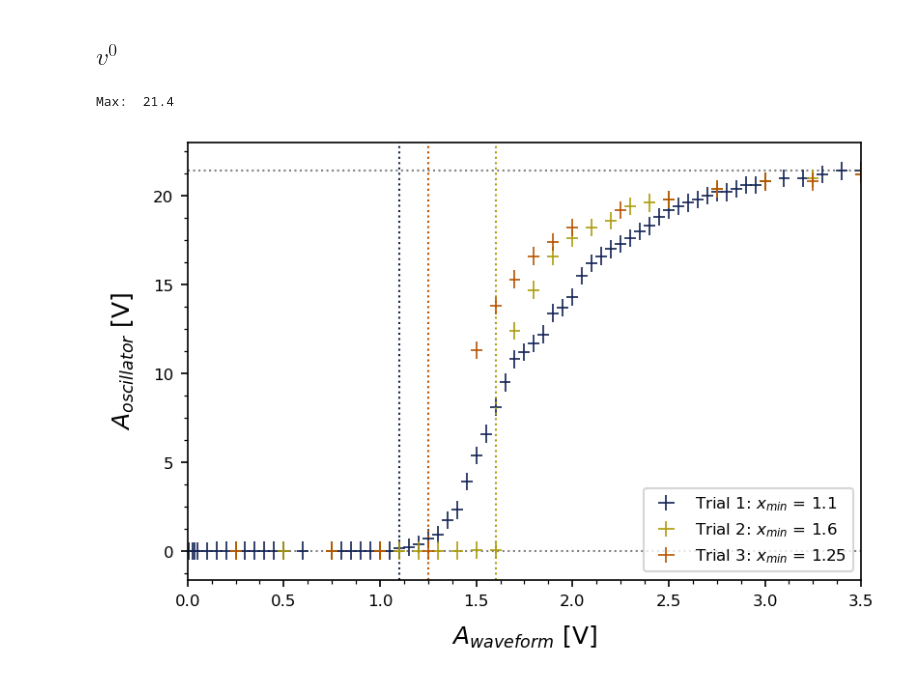
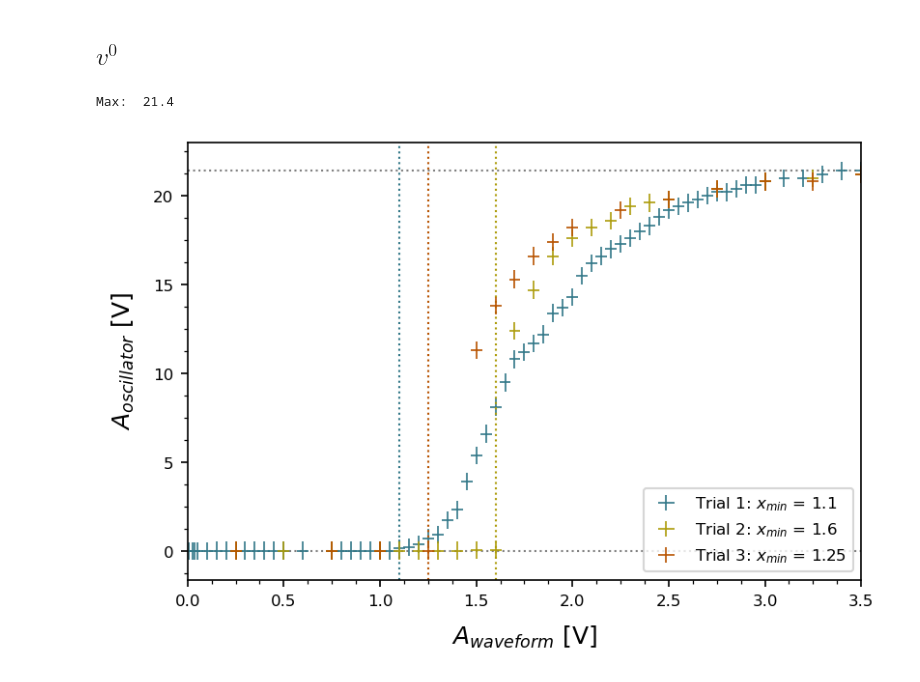
Before and after one commit to parallax-xallaraq/PHSX616, a Jupyter notebook: Lab3 - Torsional Oscillator/Code/Fitting.ipynb, the cells around one changed output. Cells and saved outputs as stored; diff of their text form; code cells hidden in the pictures.

```diff
--- a/Lab3 - Torsional Oscillator/Code/Fitting.ipynb
+++ b/Lab3 - Torsional Oscillator/Code/Fitting.ipynb
@@ -484,32 +484,32 @@ def PlotXmanyY(
 # %%
 PlotXmanyY(
     x = [
          tables['V0 Ain-Aout t1']['input Amp. [V]'],
          tables['V0 Ain-Aout t2']['input Amp. [V]'],
          tables['V0 Ain-Aout t4']['input Amp. [V]']
          ],
     y  = [
           tables['V0 Ain-Aout t1']['Output Amp. [V]'],
           tables['V0 Ain-Aout t2']['Output Amp. [V]'],
           tables['V0 Ain-Aout t4']['Output Amp. [V]']
           ],
     v = [
         1.1,
         1.6,
         1.25,
         ],
     yleg = ['Trial 1', 'Trial 2', 'Trial 3',],
-    c =[colors[0],colors[2],colors[3]],
-    c_fit =[colors[0],colors[2],colors[3]],
+    c =[colors[1],colors[2],colors[3]],
+    c_fit =[colors[1],colors[2],colors[3]],
     xerr = 0.03,    # error on x axis
     yerr = 0.5,    # error on y axis
     xlim = (0,3.5),
     # ylim=(0,21),
     xlab = '$A_{waveform}$ [V]', # label on x axis
     ylab = '$A_{oscillator}$ [V]', # label on y axis
     linestyle = '',   # style of xy curve line
-    fileName = path_fig+'v1_AinAout_cleaner_fit.png'  # filename to save the figure as
+    fileName = path_fig+'v0_AinAout_cleaner_fit.png'  # filename to save the figure as
 )
 # %% [output]
 Max:  21.4
-[figure, old version]
+[figure, new version]
```
Also changed, not shown: parts of 4 cells of this notebook, 13 other files.
